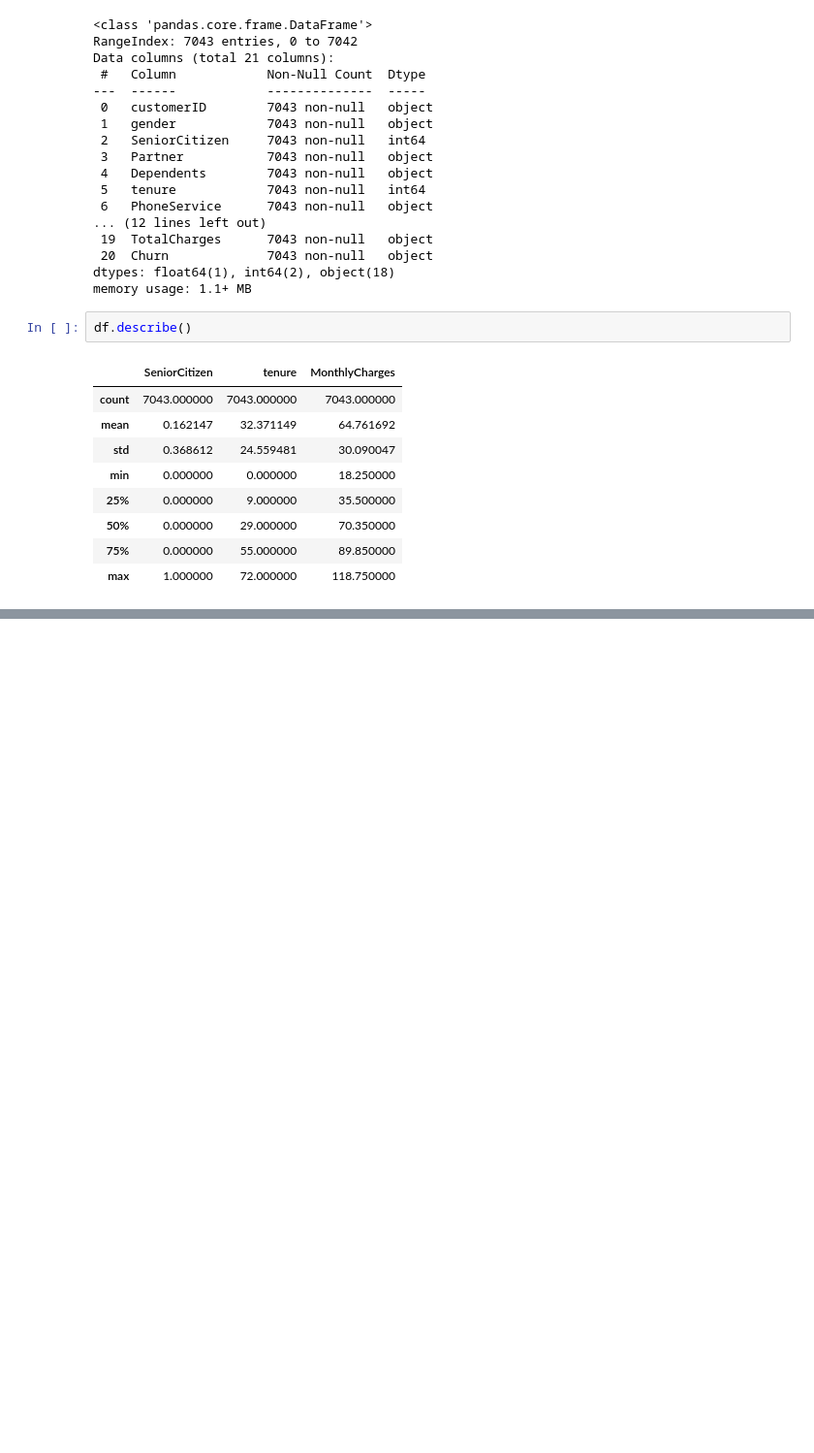
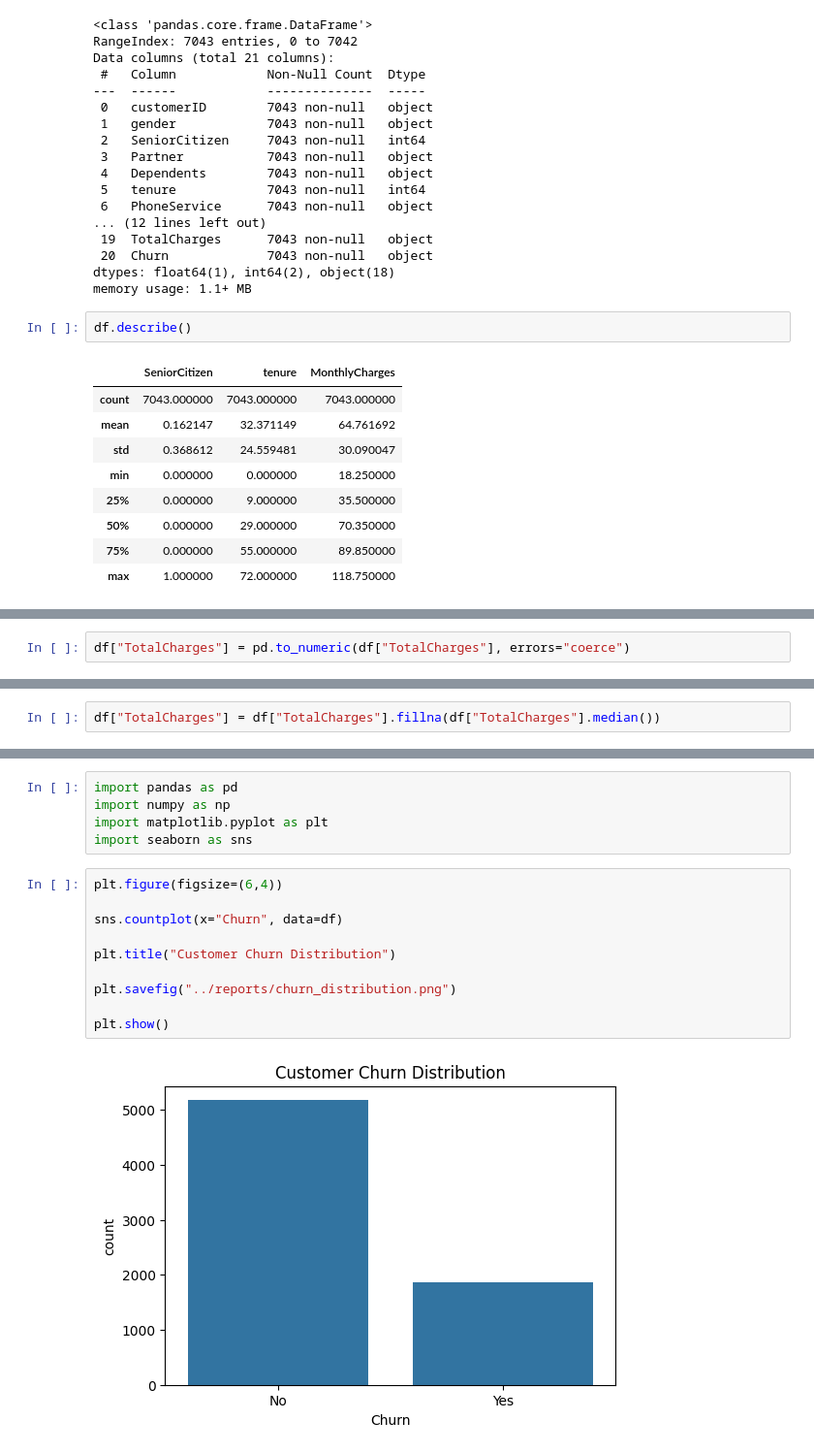
Before and after one commit to pranav376-hub/ChurnSense, a Jupyter notebook: notebooks/01_eda.ipynb, the cells around one changed output, grey strips where cells are left out. Shown at 97% size. Drawn from its saved outputs; the diff is of its cells as text; blank space fills up the shorter version.

Commit message:
Completed Session 1 data loading

```diff
--- a/notebooks/01_eda.ipynb
+++ b/notebooks/01_eda.ipynb
@@ -50,0 +80,2 @@ df.describe()
+# %%
+df["TotalCharges"] = pd.to_numeric(df["TotalCharges"], errors="coerce")
@@ -50,0 +102,2 @@ df.describe()
+# %%
+df["TotalCharges"] = df["TotalCharges"].fillna(df["TotalCharges"].median())
@@ -50,0 +124,17 @@ df.describe()
+# %%
+import pandas as pd
+import numpy as np
+import matplotlib.pyplot as plt
+import seaborn as sns
+# %%
+plt.figure(figsize=(6,4))
+
+sns.countplot(x="Churn", data=df)
+
+plt.title("Customer Churn Distribution")
+
+plt.savefig("../reports/churn_distribution.png")
+
+plt.show()
+# %% [output]
+[figure, added]
```
Also changed, not shown: parts of 10 cells of this notebook.
